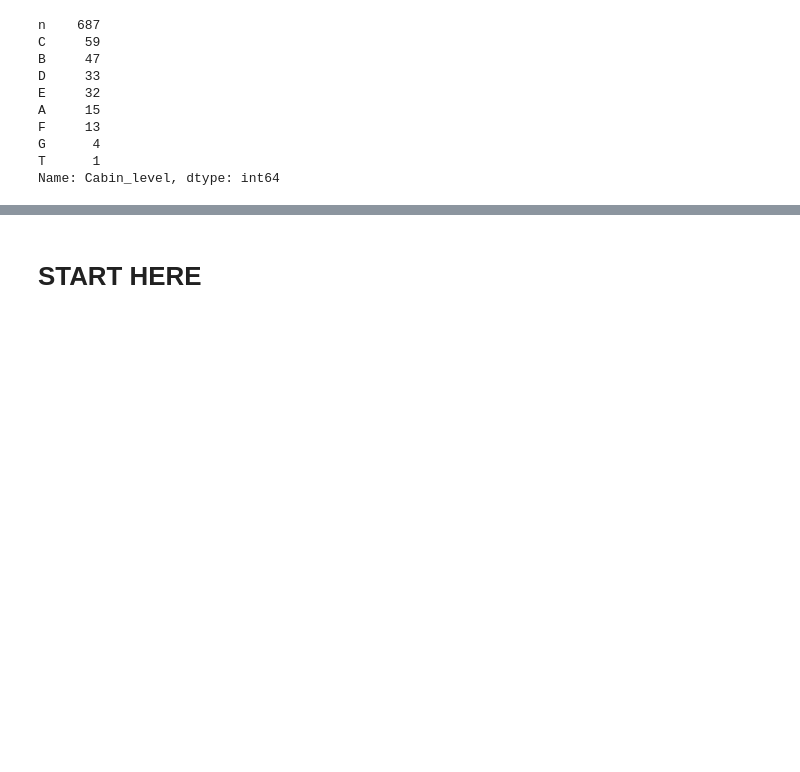
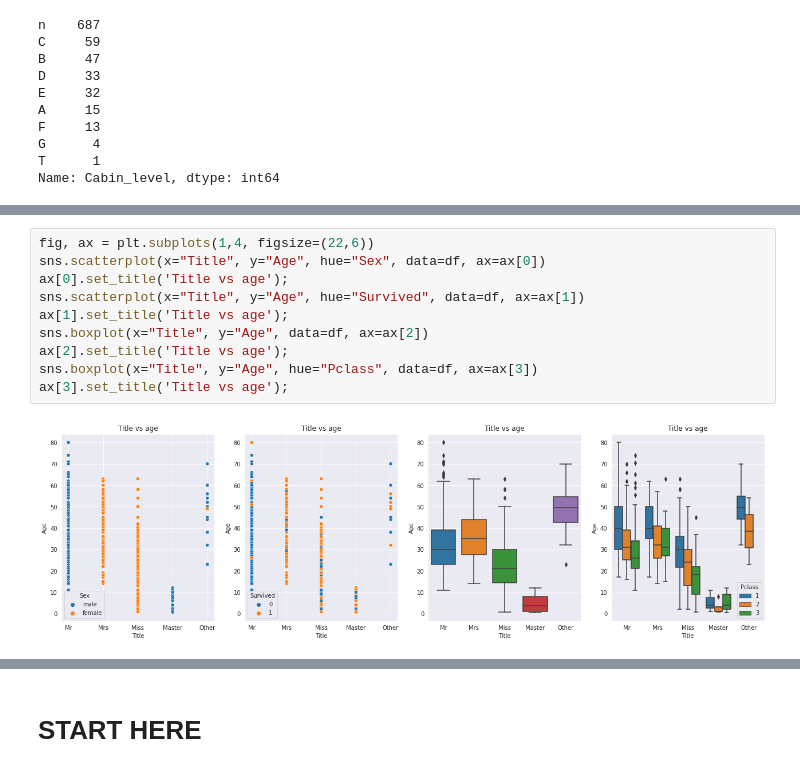
Before and after one commit to max-lutz/Kaggle_competitions, a Jupyter notebook: titanic-survival-prediction.ipynb, the cells around one changed output, grey strips where cells are left out. Drawn from its saved outputs; the diff is of its cells as text; blank space fills up the shorter version.

```diff
--- a/titanic-survival-prediction.ipynb
+++ b/titanic-survival-prediction.ipynb
@@ -478,0 +512,12 @@ Name: Cabin_level, dtype: int64
+# %%
+fig, ax = plt.subplots(1,4, figsize=(22,6))
+sns.scatterplot(x="Title", y="Age", hue="Sex", data=df, ax=ax[0])
+ax[0].set_title('Title vs age');
+sns.scatterplot(x="Title", y="Age", hue="Survived", data=df, ax=ax[1])
+ax[1].set_title('Title vs age');
+sns.boxplot(x="Title", y="Age", data=df, ax=ax[2])
+ax[2].set_title('Title vs age');
+sns.boxplot(x="Title", y="Age", hue="Pclass", data=df, ax=ax[3])
+ax[3].set_title('Title vs age');
+# %% [output]
+[figure, added]
```
Also changed, not shown: parts of 13 cells of this notebook.
